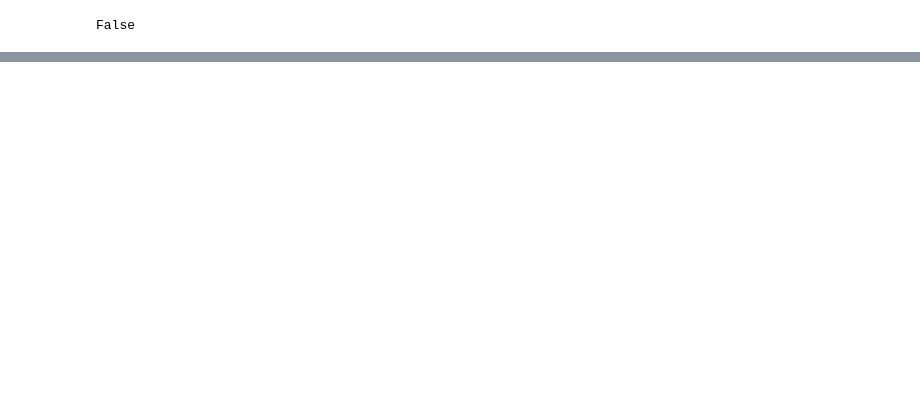
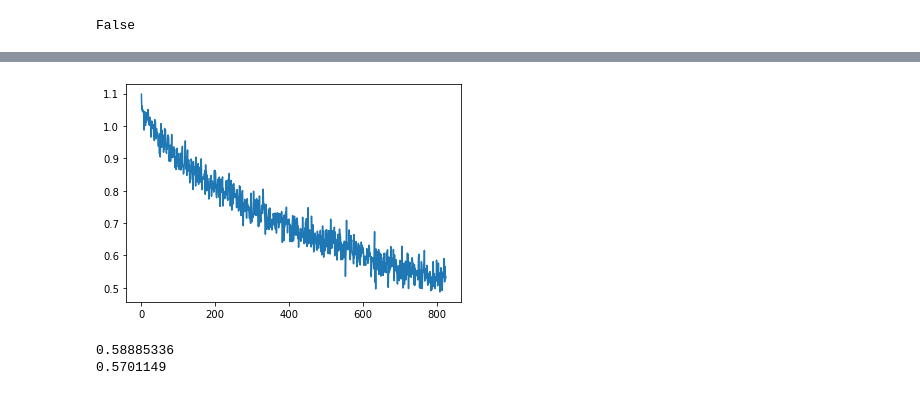
Before and after one commit to MeenakshiMcNamara/entanglement_classifier, a Jupyter notebook: 2_layer_classifier.ipynb, the cells around one changed output, grey strips where cells are left out. Drawn from its saved outputs; the diff is of its cells as text; code cells hidden in the pictures; blank space fills up the shorter version.

Commit message:
got 1 and 2 layer classifiers working... 2 layer is learning but 1 cannot

```diff
--- a/2_layer_classifier.ipynb
+++ b/2_layer_classifier.ipynb
@@ -24,21 +27,23 @@ print(torch.cuda.is_available())
 False
 # %%
 class opt():   # Class used for optimizers in the future. Defines all variables and stuff needed.
-    opt.save_weights = False
+    save_weights = False
     n_epochs = 20000   # an epoch is the number of times it works through the entire training set
-    batch_size = 4000   # the training set is broken up into batches,
+    batch_size = 5000   # the training set is broken up into batches,
                         # and the average loss is used from a given batch for back propagation
     lr = 0.001   # learning rate (how much to change based on error)
     b1 = 0.9   # Used for Adam. Exponential decay rate for the first moment
     b2 = 0.999   # Used for Adam. Exponential decay rate for the second moment estimates (gradient squared)
-    input_size = ?????
+    input_size = 80
     data_file = "/data"
     config_dir = "."
     save_location = config_dir + data_file
+    root_path = "/depot-new/cms/top/mcnama20/TopSpinCorr-Run2-Entanglement/CMSSW_10_2_22/src/TopAnalysis/Configuration/analysis/diLeptonic/three_files"
+    file = root_path + "/ee_modified_root_1.root"
 
     #n_cpu = 2    not used rn
 
-os.makedirs(config_dir, exit_ok=True)
+# os.makedirs(config_dir, exit_ok=True)
 
 cuda = True if torch.cuda.is_available() else False
 
@@ -48,10 +53,10 @@ class Classifier(nn.Module):
     classifier layers
     """
     def __init__(self):
-        super(Discriminator, self).__init__()   # Just uses the module constructor with name Discriminator
+        super(Classifier, self).__init__()   # Just uses the module constructor with name Discriminator
 
         self.model = nn.Sequential(
-            nn.Linear(input_size, 256),   # first layer
+            nn.Linear(opt.input_size, 256),   # first layer
             nn.LeakyReLU(0.2, inplace=True),   # apply leaky relu to layer
             nn.Linear(256, 3),   # last layer
             nn.LeakyReLU(0.2, inplace=True)   # apply leaky relu
@@ -78,7 +83,7 @@ if cuda:
 # # Configure data loader - CHANGE
 os.makedirs("./data/", exist_ok=True)
 dataloader = torch.utils.data.DataLoader(
-    DiHiggsSignalMCDataset('./DiHiggs Data', generator_level = False),
+    ProductionModeDataset(opt.file),
     batch_size=opt.batch_size,
     shuffle=True,
 )
@@ -86,35 +98,65 @@ print('done')
 # %%
 optimizer = torch.optim.Adam(classifier.parameters(), lr=opt.lr, betas=(opt.b1, opt.b2))
 # criterion = nn.MSELoss()   # mean squared error loss
 criterion = nn.CrossEntropyLoss()
 
+loss_array = np.array(())
 batches_done = 0   # Counter for batches
 for epoch in range(opt.n_epochs):   # Loop through all epochs
-    for target, x in enumerate(dataloader): # x is a batch
-                                                # target should be the correct values of the batch output
+    for i, x in enumerate(dataloader): # x is a batch
+                                                # there are i batches in the epoch
+        # Configure input
+        weight = x[:,81]
+        target = x[:,80]
+        target = Variable(target.type(torch.LongTensor))
+        x = np.transpose(x)
+        x = np.delete(x, [80, 81, 82], 0)
+        x = np.transpose(x)
+#         print("mode " + str(target.shape))
+#         print("x " + str(x.shape))
+#         print("x" + str(x.type))
 
         # Configure input
-        input = Variable(x.type(Tensor))   # Variable is a wrapper for the Tensor x was just made into
+        batch = Variable(x.type(torch.Tensor))   # Variable is a wrapper for the Tensor x was just made into
 
         # ---------------------
         #  Train Classifier
         # ---------------------
 
         optimizer.zero_grad()   # Make gradients zero so they don't accumulate
 
         # apply nn to input
-        output = classifier(input)
+        output = classifier(batch)
 
         # Calculate loss
         loss = criterion(output, target) # -torch.mean(output) + torch.mean(y) # may need to change datatype of y
 
         loss.backward()   # Do back propagation
         optimizer.step()   # Update parameters based on gradients for individuals
-
+        batches_done += 1
 
     if epoch % 10 == 0:
-        np.save('{file_name}/gen_data/{num_batches}.npy'.format({file_name = opt.save_location}, \
-            num_batches=batches_done), d_loss.cpu().detach().numpy()
+
+        #np.save('{file_name}/{num_batches}.npy'.format(file_name=opt.data_file, \
+            #num_batches=batches_done), loss)
+
+        print(loss.detach().numpy())
+        loss_array = np.append(loss_array, loss.detach().numpy())
+
+#         line1.set_ydata(loss_array)
+#         line1.set_xdata(np.array(list(range(int(epoch/10)+1))))
+        if epoch % 50 == 0:
+            display.clear_output(True)
+            figure = plt.figure()
+            ax = figure.add_subplot(111)
+            ax.plot(np.array(list(range(int(epoch/10)+1))), loss_array)
+#             plt.draw()
+
+            plt.show()
 
 if opt.save_weights:
     torch.save(classifier.model, opt.config_dir + "/singleLayerModel.pt")
+# %% [output]
+[figure, added]
+0.58885336
+0.5701149
```
Also changed, not shown: parts of 2 cells of this notebook, 1 other file.
